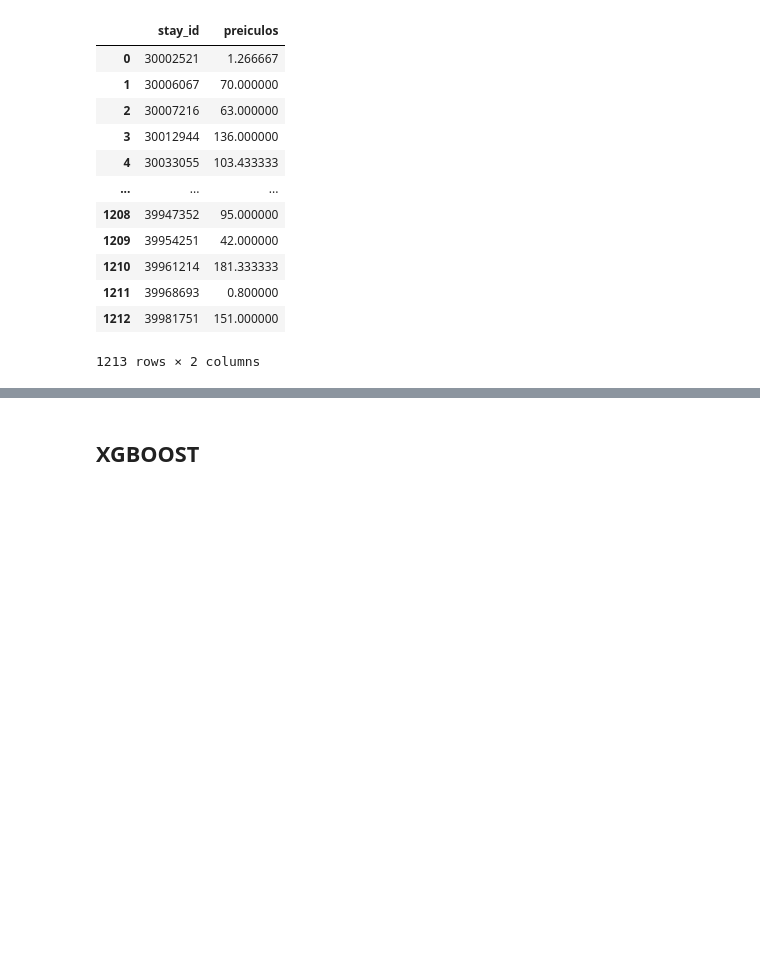
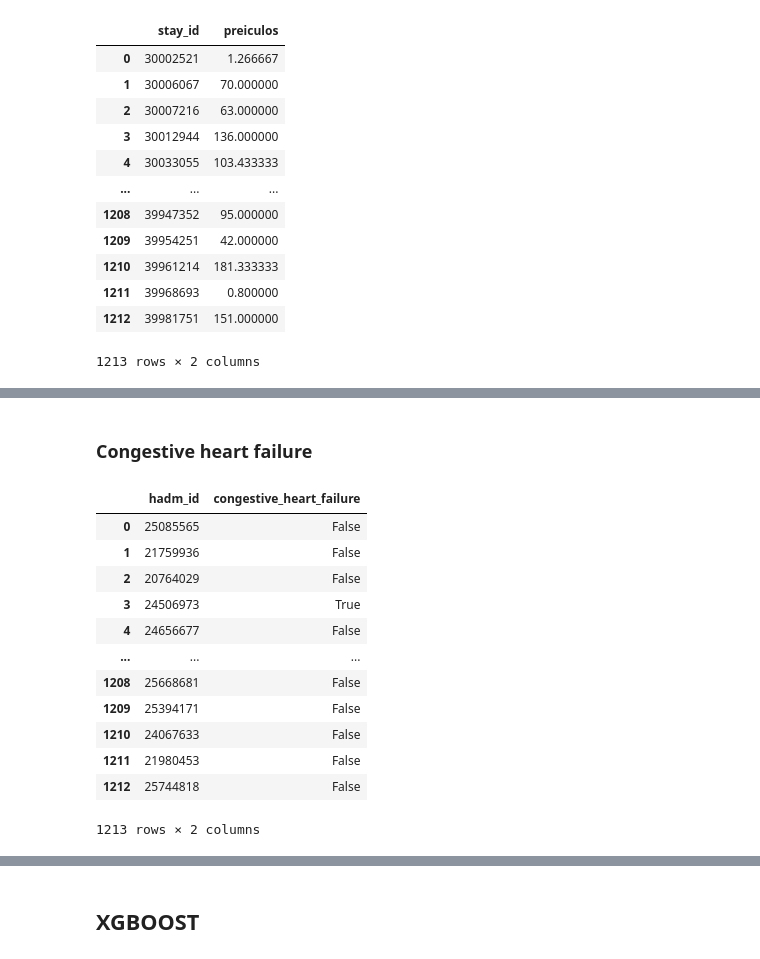
Before and after one commit to BuiHoangTu/hust.year2023.PredictingRiskDiabeticKetoacidosis-associatedKidneyInjury, a Jupyter notebook: learning.ipynb, the cells around one changed output, grey strips where cells are left out. Cells and saved outputs as stored; diff of their text form; code cells hidden in the pictures; blank space fills up the shorter version.

```diff
--- a/learning.ipynb
+++ b/learning.ipynb
@@ -907,0 +961,22 @@ dfData29 = dfData28.merge(df, "left", "stay_id")
+# %% [markdown]
+### Congestive heart failure
+# %%
+from variables_comorbidities import getCHF
+
+
+df = getCHF()
+df
+# %% [output]
+|  | hadm_id | congestive_heart_failure |
+| 0 | 25085565 | False |
+| 1 | 21759936 | False |
+| 2 | 20764029 | False |
+| 3 | 24506973 | True |
+| 4 | 24656677 | False |
+| ... | ... | ... |
+| 1208 | 25668681 | False |
+| 1209 | 25394171 | False |
+| 1210 | 24067633 | False |
+| 1211 | 21980453 | False |
+| 1212 | 25744818 | False |
+1213 rows × 2 columns
```
Also changed, not shown: parts of 27 cells of this notebook.
